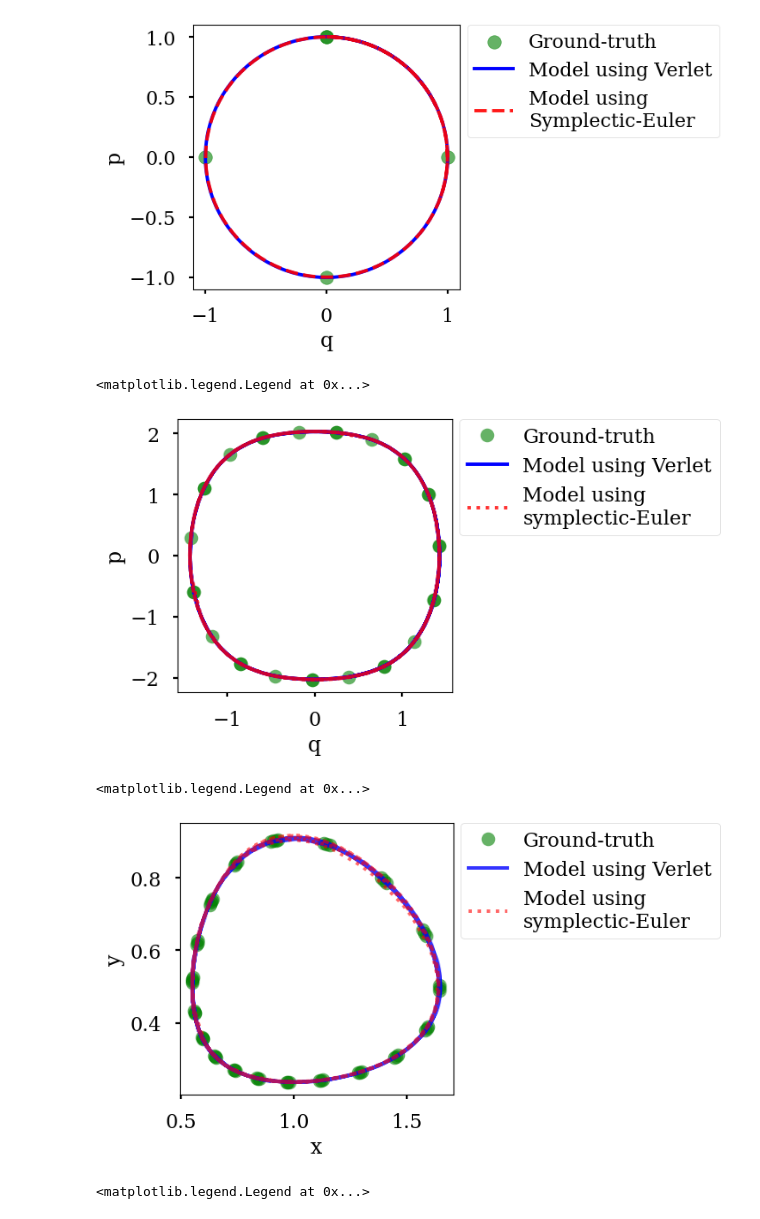
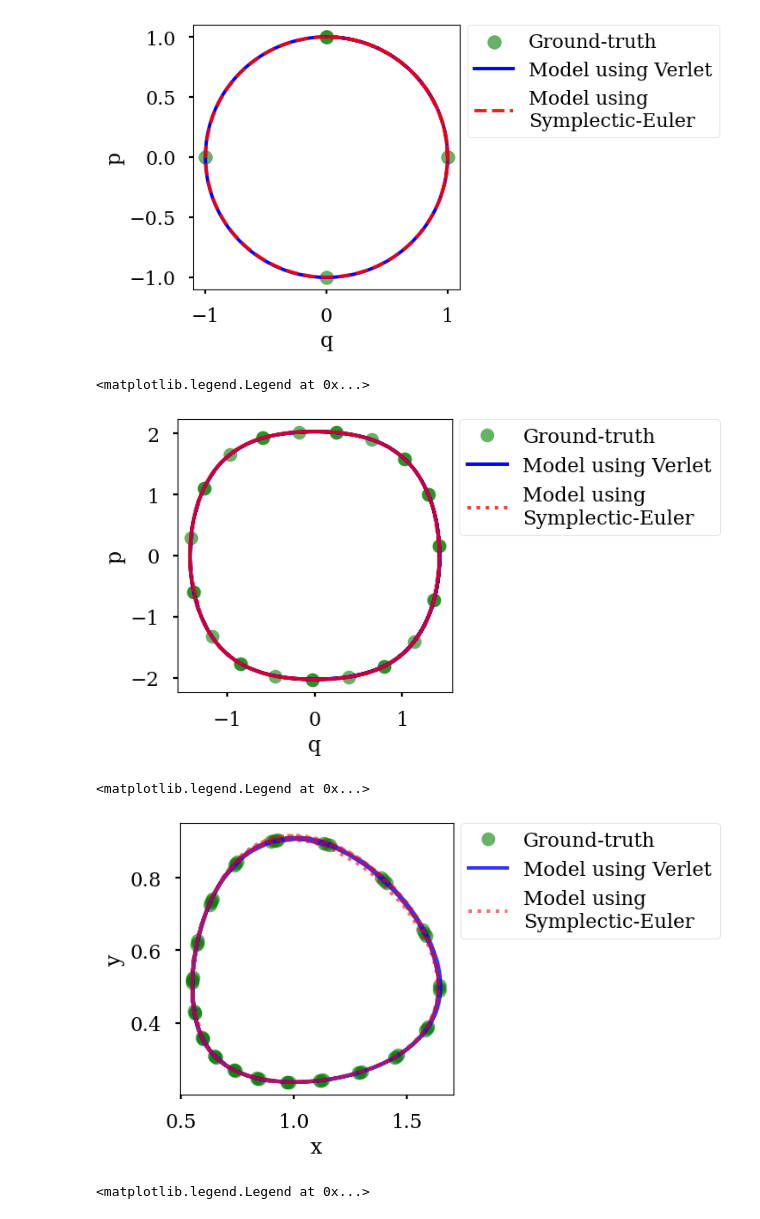
Before and after one commit to tayfununal/solving_hamiltonian_with_deeplearning, a Jupyter notebook: stage.ipynb, the cells around one changed output. Saved outputs shown, nothing was run; the diff lists cells and outputs as text; code cells hidden in the pictures.

```diff
--- a/stage.ipynb
+++ b/stage.ipynb
@@ -361,15 +361,15 @@ plt.legend(loc='upper right', bbox_to_anchor=(2.01, 1.036))
 # %%
 plt.figure(figsize = (4, 4))
 plt.xlabel('q', fontsize=17)
 plt.ylabel('p', fontsize=17)
 
 plt.plot(non_os_odeint_result[::50,0], non_os_odeint_result[::50,1], 'o',c="green", alpha=0.6, label= 'Ground-truth')
 plt.plot(non_os_prediction_energy[:,0], non_os_prediction_energy[:,1], c="blue", alpha=1, label='Model using Verlet')
-plt.plot(s_non_os_prediction_energy[:,0], s_non_os_prediction_energy[:,1], ':', c="red", alpha=0.8, label='Model using\nsymplectic-Euler')
+plt.plot(s_non_os_prediction_energy[:,0], s_non_os_prediction_energy[:,1], ':', c="red", alpha=0.8, label='Model using\nSymplectic-Euler')
 plt.legend(loc='upper right', bbox_to_anchor=(2.01, 1.036))
 # %% [output]
 <matplotlib.legend.Legend at 0x...>
-[figure, old version]
+[figure, new version]
 # %%
 plt.figure(figsize = (4, 4))
 plt.xlabel('x', fontsize=17)
@@ -377,11 +377,11 @@ plt.ylabel('y', fontsize=17)
 
 plt.plot(x[::25], y[::25], 'o', c ="green", alpha=0.6, label='Ground-truth')
 plt.plot(np.exp(lv_prediction_energy[:,1]), np.exp(lv_prediction_energy[:,0]), c="blue", alpha=0.8, label='Model using Verlet')
-plt.plot(np.exp(s_lv_prediction_energy[:,1]), np.exp(s_lv_prediction_energy[:,0]), ':',c="red", alpha=0.6, label='Model using\nsymplectic-Euler')
+plt.plot(np.exp(s_lv_prediction_energy[:,1]), np.exp(s_lv_prediction_energy[:,0]), ':',c="red", alpha=0.6, label='Model using\nSymplectic-Euler')
 plt.legend(loc='upper right', bbox_to_anchor=(2.01, 1.036))
 # %% [output]
 <matplotlib.legend.Legend at 0x...>
-[figure, old version]
+[figure, new version]
 # %%
 plt.figure(figsize = (4, 4))
 plt.xlabel('t', fontsize=17)
```
Also changed, not shown: parts of 3 cells of this notebook.
